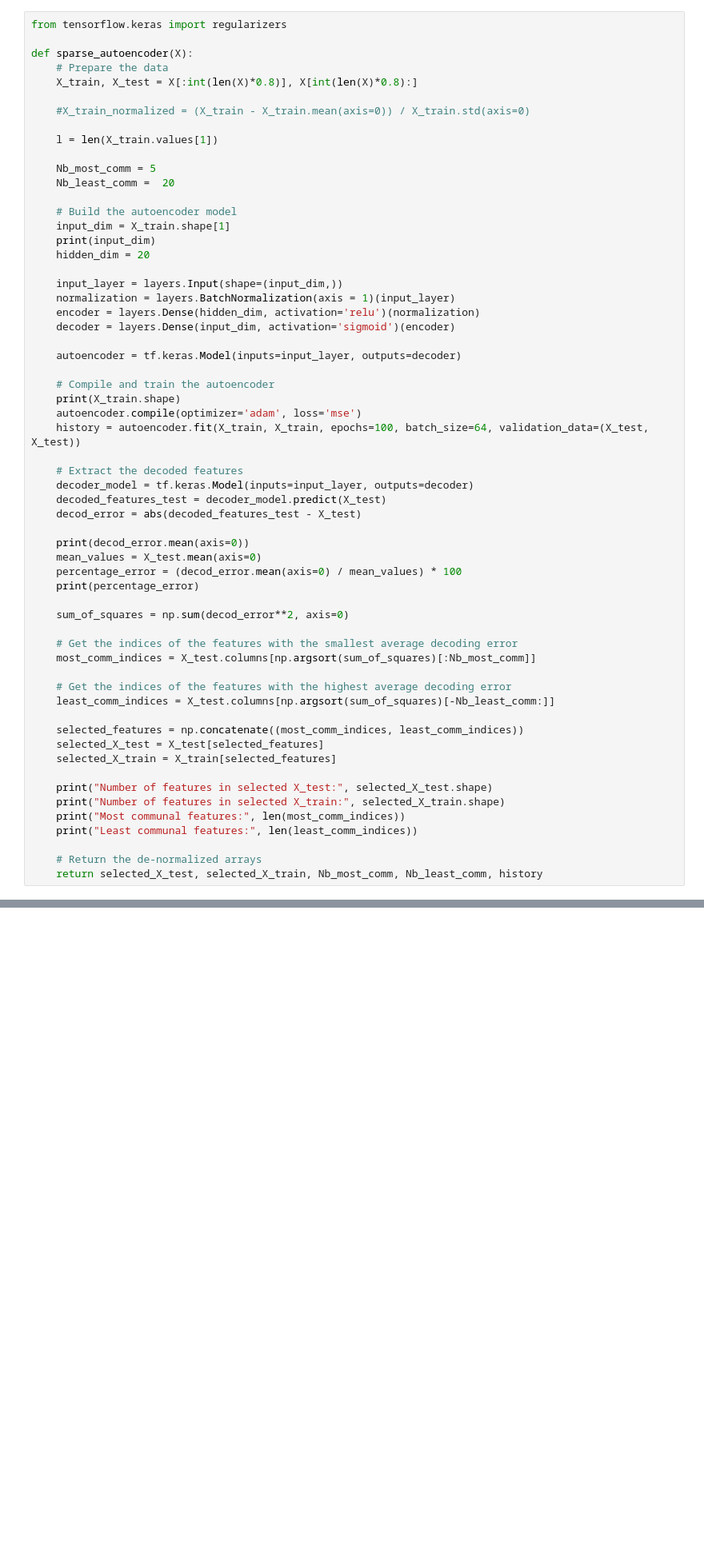
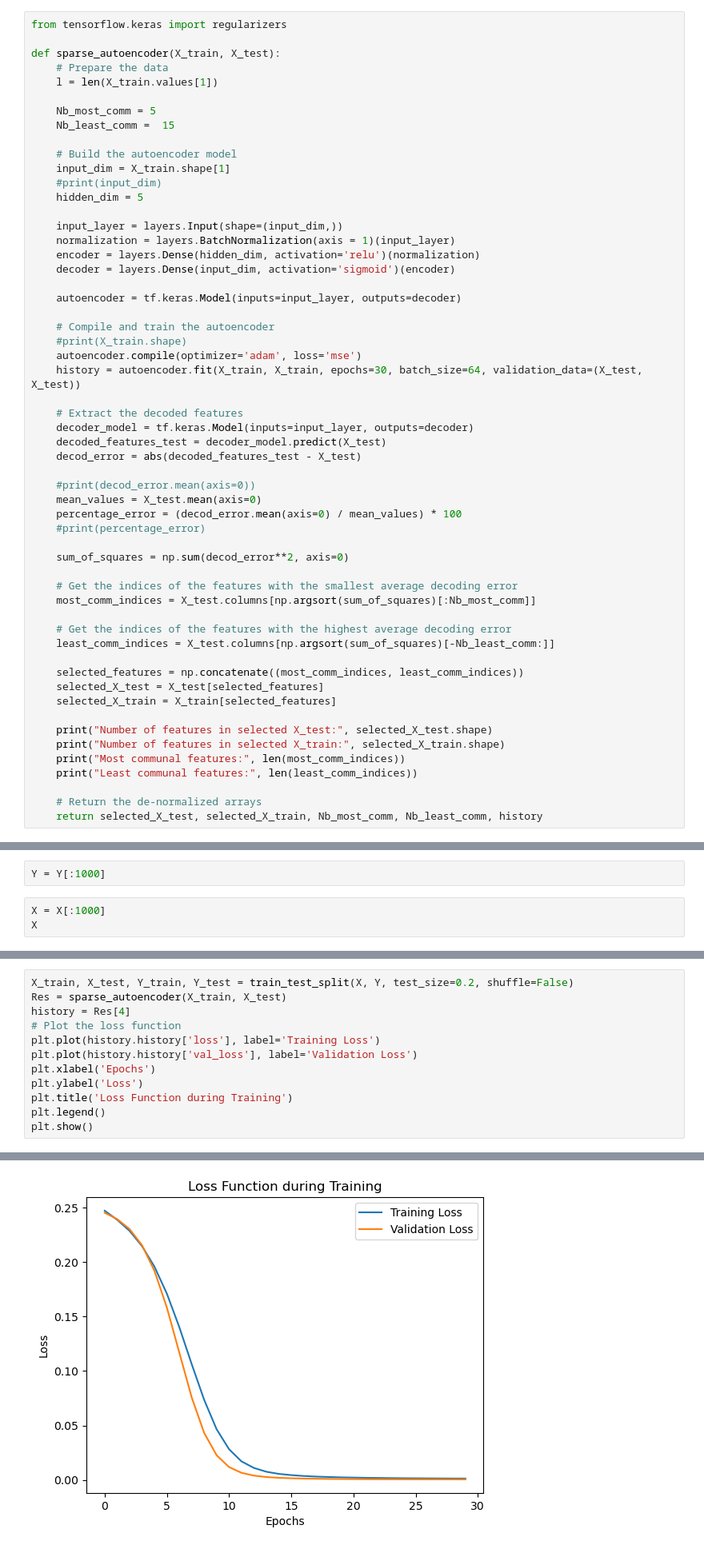
Before and after one commit to alexander-schaller/financial-machine-learning-projects-group2, a Jupyter notebook: Autoencoder.ipynb, the cells around one changed output, grey strips where cells are left out. Shown: that part at 80% size. Cells and saved outputs as stored; diff of their text form; blank space fills up the shorter version.

```diff
--- a/Autoencoder.ipynb
+++ b/Autoencoder.ipynb
@@ -169,21 +171,17 @@ def autoencoder_cross_val(X, Y):
 # %%
 from tensorflow.keras import regularizers
 
-def sparse_autoencoder(X):
+def sparse_autoencoder(X_train, X_test):
     # Prepare the data
-    X_train, X_test = X[:int(len(X)*0.8)], X[int(len(X)*0.8):]
-
-    #X_train_normalized = (X_train - X_train.mean(axis=0)) / X_train.std(axis=0)
-
     l = len(X_train.values[1])
 
     Nb_most_comm = 5
-    Nb_least_comm =  20
+    Nb_least_comm =  15
 
     # Build the autoencoder model
     input_dim = X_train.shape[1]
-    print(input_dim)
-    hidden_dim = 20
+    #print(input_dim)
+    hidden_dim = 5
 
     input_layer = layers.Input(shape=(input_dim,))
     normalization = layers.BatchNormalization(axis = 1)(input_layer)
@@ -193,19 +191,19 @@ def sparse_autoencoder(X):
     autoencoder = tf.keras.Model(inputs=input_layer, outputs=decoder)
 
     # Compile and train the autoencoder
-    print(X_train.shape)
+    #print(X_train.shape)
     autoencoder.compile(optimizer='adam', loss='mse')
-    history = autoencoder.fit(X_train, X_train, epochs=100, batch_size=64, validation_data=(X_test, X_test))
+    history = autoencoder.fit(X_train, X_train, epochs=30, batch_size=64, validation_data=(X_test, X_test))
 
     # Extract the decoded features
     decoder_model = tf.keras.Model(inputs=input_layer, outputs=decoder)
     decoded_features_test = decoder_model.predict(X_test)
     decod_error = abs(decoded_features_test - X_test)
 
-    print(decod_error.mean(axis=0))
+    #print(decod_error.mean(axis=0))
     mean_values = X_test.mean(axis=0)
     percentage_error = (decod_error.mean(axis=0) / mean_values) * 100
-    print(percentage_error)
+    #print(percentage_error)
 
     sum_of_squares = np.sum(decod_error**2, axis=0)
 
@@ -251,3 +256,8 @@ print(Y.shape)
 # %% [output]
 (5621, 100)
 (5621,)
+# %%
+Y = Y[:1000]
+# %%
+X = X[:1000]
+X
@@ -253,0 +278,13 @@ print(Y.shape)
+# %%
+X_train, X_test, Y_train, Y_test = train_test_split(X, Y, test_size=0.2, shuffle=False)
+Res = sparse_autoencoder(X_train, X_test)
+history = Res[4]
+# Plot the loss function
+plt.plot(history.history['loss'], label='Training Loss')
+plt.plot(history.history['val_loss'], label='Validation Loss')
+plt.xlabel('Epochs')
+plt.ylabel('Loss')
+plt.title('Loss Function during Training')
+plt.legend()
+plt.show()
+# %% [output]
@@ -253,0 +308 @@ print(Y.shape)
+[figure, added]
```
Also changed, not shown: parts of 23 cells of this notebook.
